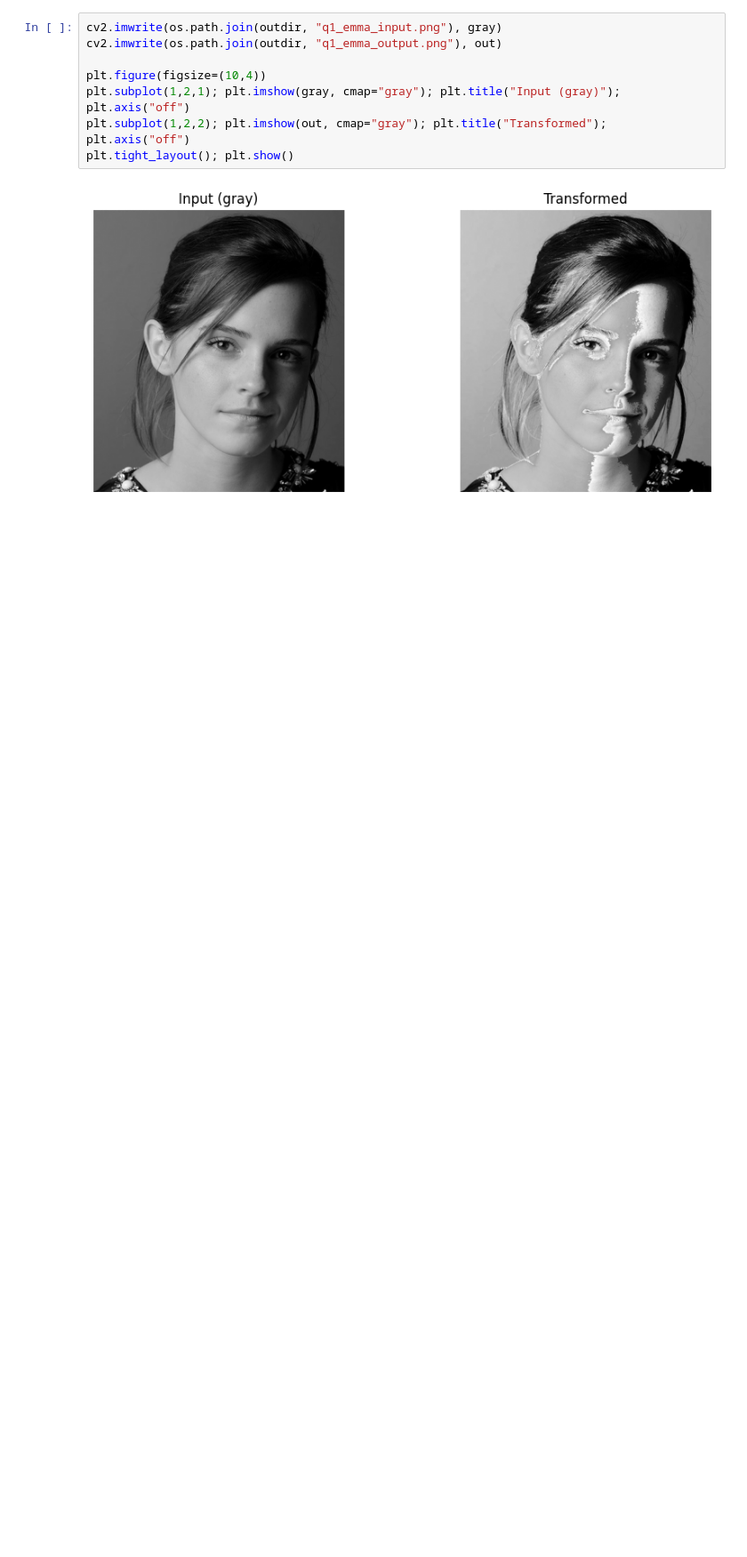
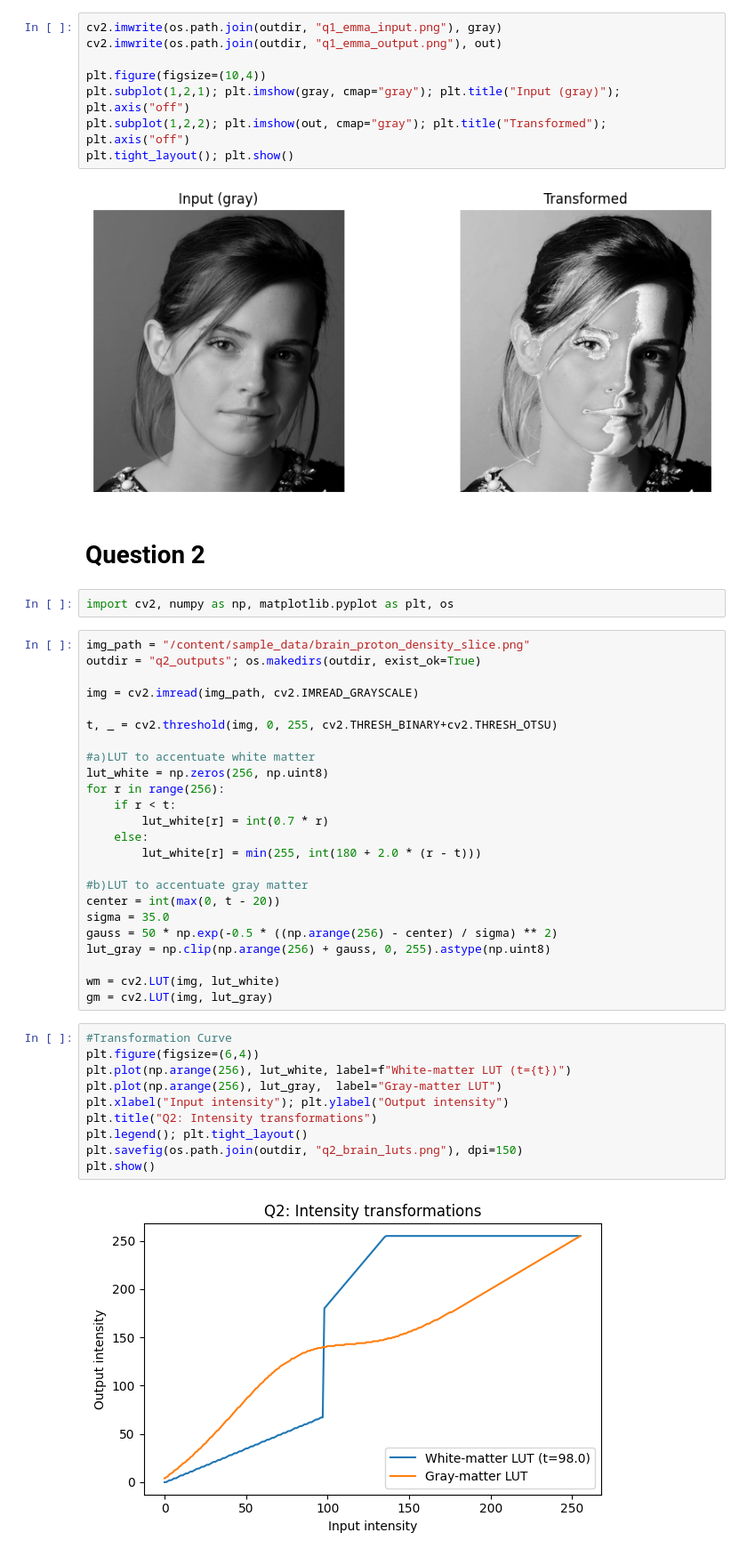
Before and after one commit to CrishmiCosta/MScSem02CVAssignment, a Jupyter notebook: CV_Assignment_Semester_3.ipynb, the cells around one changed output. Shown at 89% size. Drawn from its saved outputs; the diff is of its cells as text; blank space fills up the shorter version.

Commit message:
Question 02 | 02 | 04 Answers

```diff
--- a/CV_Assignment_Semester_3.ipynb
+++ b/CV_Assignment_Semester_3.ipynb
@@ -47,3 +47,43 @@ plt.subplot(1,2,2); plt.imshow(out, cmap="gray"); plt.title("Transformed"); plt.
 plt.tight_layout(); plt.show()
 # %% [output]
 [figure]
+# %% [markdown]
+# Question 2
+# %%
+import cv2, numpy as np, matplotlib.pyplot as plt, os
+# %%
+img_path = "/content/sample_data/brain_proton_density_slice.png"
+outdir = "q2_outputs"; os.makedirs(outdir, exist_ok=True)
+
+img = cv2.imread(img_path, cv2.IMREAD_GRAYSCALE)
+
+t, _ = cv2.threshold(img, 0, 255, cv2.THRESH_BINARY+cv2.THRESH_OTSU)
+
+#a)LUT to accentuate white matter
+lut_white = np.zeros(256, np.uint8)
+for r in range(256):
+    if r < t:
+        lut_white[r] = int(0.7 * r)
+    else:
+        lut_white[r] = min(255, int(180 + 2.0 * (r - t)))
+
+#b)LUT to accentuate gray matter
+center = int(max(0, t - 20))
+sigma = 35.0
+gauss = 50 * np.exp(-0.5 * ((np.arange(256) - center) / sigma) ** 2)
+lut_gray = np.clip(np.arange(256) + gauss, 0, 255).astype(np.uint8)
+
+wm = cv2.LUT(img, lut_white)
+gm = cv2.LUT(img, lut_gray)
+# %%
+#Transformation Curve
+plt.figure(figsize=(6,4))
+plt.plot(np.arange(256), lut_white, label=f"White-matter LUT (t={t})")
+plt.plot(np.arange(256), lut_gray,  label="Gray-matter LUT")
+plt.xlabel("Input intensity"); plt.ylabel("Output intensity")
+plt.title("Q2: Intensity transformations")
+plt.legend(); plt.tight_layout()
+plt.savefig(os.path.join(outdir, "q2_brain_luts.png"), dpi=150)
+plt.show()
+# %% [output]
+[figure, added]
```
Also changed, not shown: parts of 18 cells of this notebook, 17 other files.
